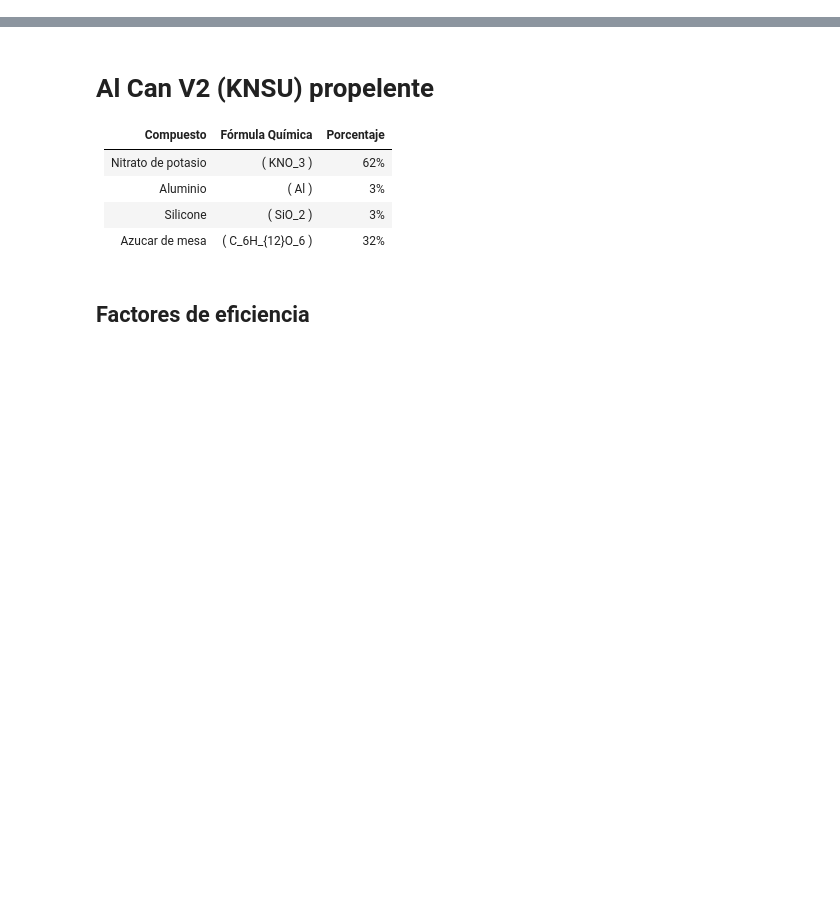
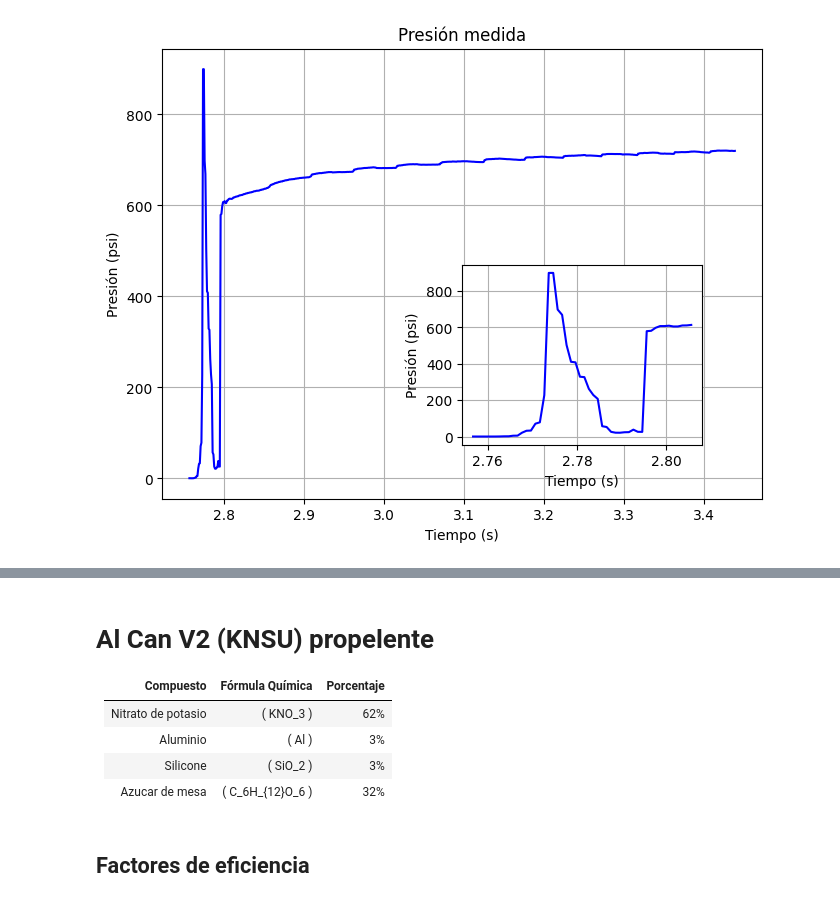
Before and after one commit to leonelGo/Coheteria, a Jupyter notebook: Motor/Motor.ipynb, the cells around one changed output, grey strips where cells are left out. Saved outputs shown, nothing was run; the diff lists cells and outputs as text; code cells hidden in the pictures; blank space fills up the shorter version.

```diff
--- a/Motor/Motor.ipynb
+++ b/Motor/Motor.ipynb
@@ -128,0 +191,44 @@ def tail_off(Pab,R, To, At, V0, c, t):
+# %%
+
+
+import matplotlib.pyplot as plt
+import numpy as np
+
+# Define tus datos de presión y tiempo aquí
+Presion_p = Prueba_presion[' Presión']
+t_prueba = np.linspace(0, 0.001 * len(Presion_p), len(Presion_p))
+t_0 = -2.02
+t_1 = 0.666
+Pop_max = np.where(Presion_p == max(Presion_p))
+t_i = int(Pop_max[0][0] - 17)
+t_f = int(Pop_max[0][0] + t_1 * 1000)
+
+# Crear la figura principal
+fig = plt.figure(figsize=(12, 9))
+
+# Crear la subfigura (zoom) dentro de la figura principal
+left, bottom, width, height = 0.1, 0.1, 0.4*1.25, 0.5
+ax_main = fig.add_axes([left, bottom, width, height])
+
+# Graficar en la figura principal
+ax_main.plot(t_prueba[t_i: t_f], Presion_p[t_i: t_f], 'b-', markersize='2')
+ax_main.set_title('Presión medida')
+ax_main.set_xlabel('Tiempo (s)')
+ax_main.set_ylabel('Presión (psi)')
+ax_main.grid()
+
+# Crear la subfigura (zoom)
+left, bottom, width, height = .35, 0.16, 0.2, 0.2
+ax_zoom = fig.add_axes([left, bottom, width, height])
+
+# Graficar en la subfigura (zoom)
+ax_zoom.plot(t_prueba[t_i: t_i + 50], Presion_p[t_i: t_i + 50], 'b-', markersize='2')
+#ax_zoom.set_title('Picos de presión medida (Zoom)')
+ax_zoom.set_xlabel('Tiempo (s)')
+ax_zoom.set_ylabel('Presión (psi)')
+ax_zoom.grid()
+
+# Mostrar la figura en pantalla
+plt.show()
+# %% [output]
+[figure, added]
```
Also changed, not shown: parts of 13 cells of this notebook, 3 other files.
